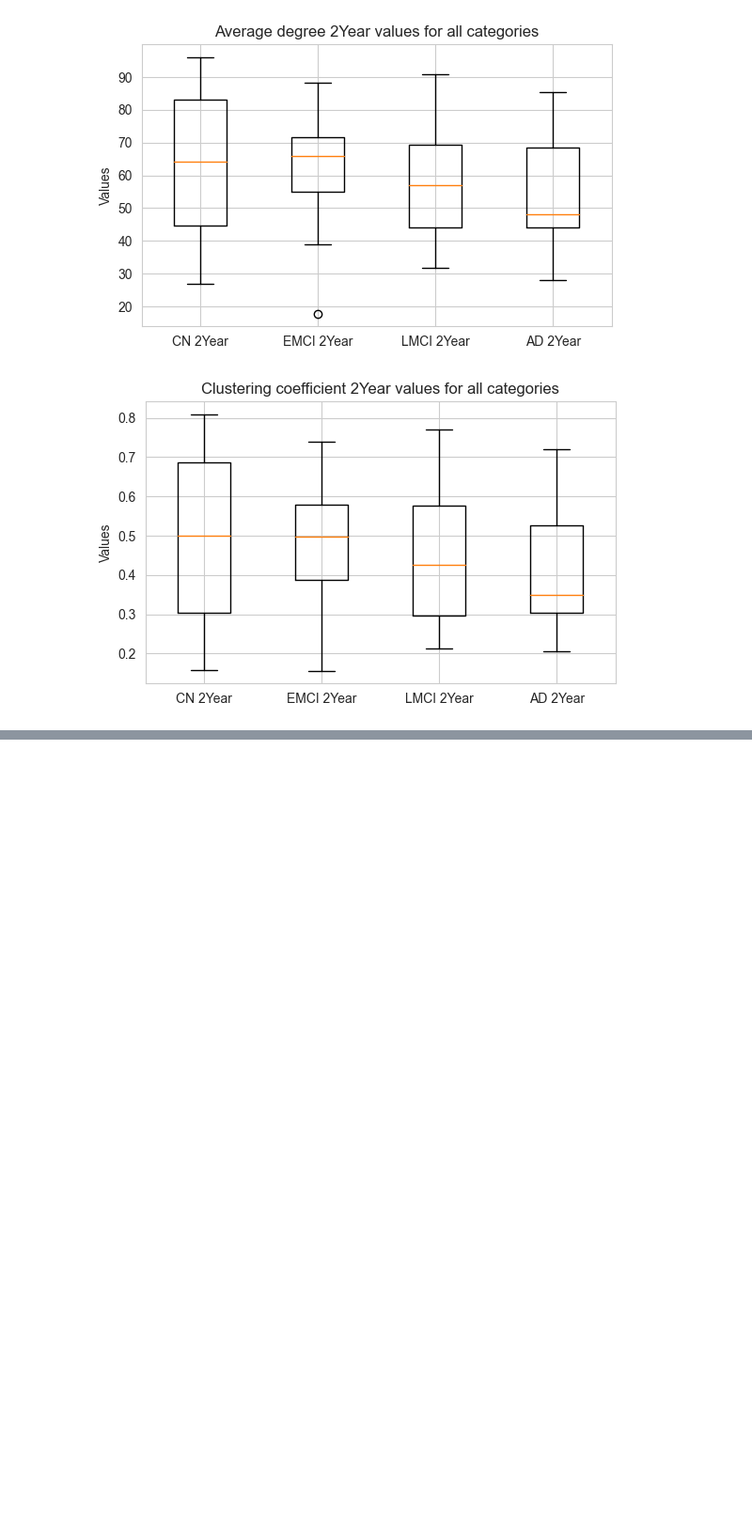
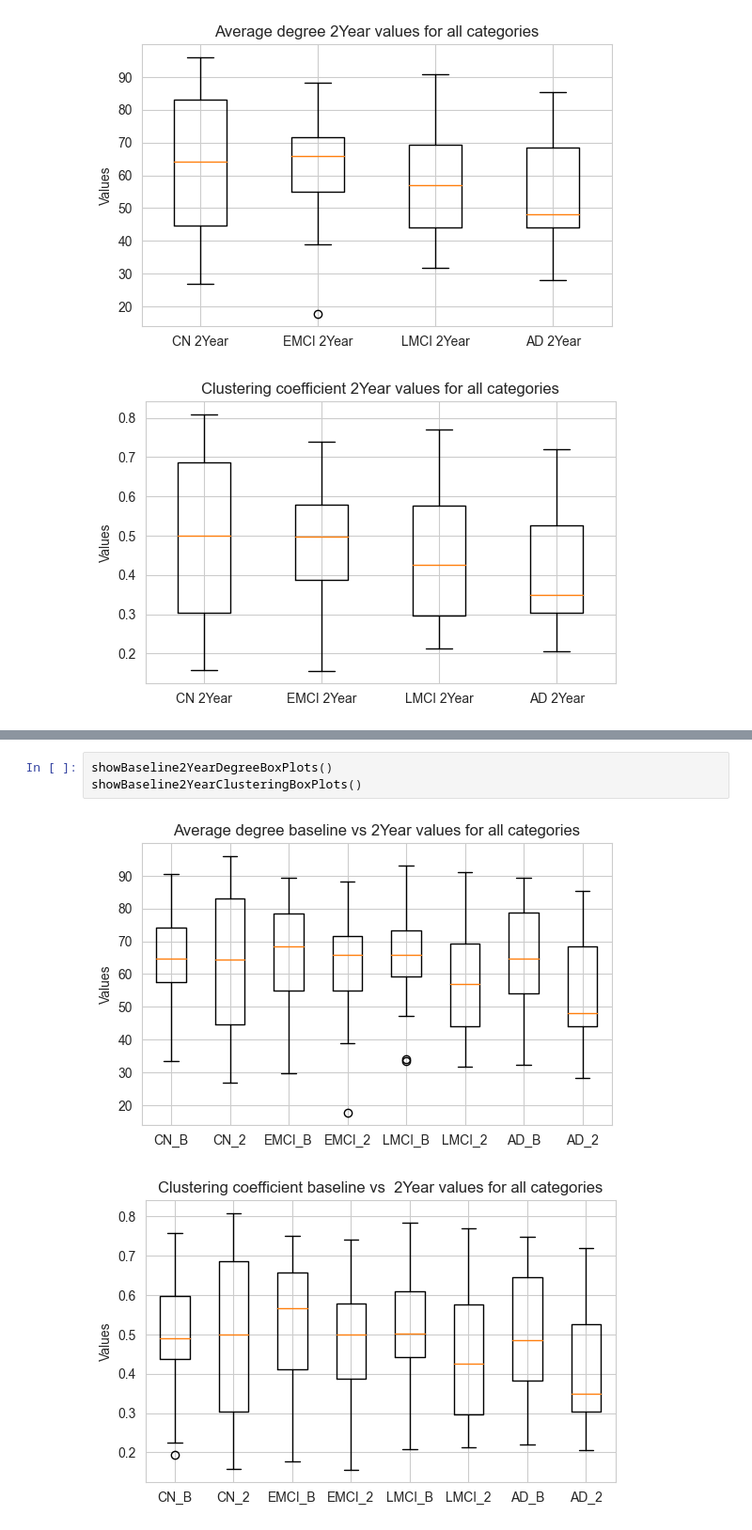
Before and after one commit to fabiuchiha/PhD-thesis, a Jupyter notebook: Network analysis.ipynb, the cells around one changed output, grey strips where cells are left out. Shown at 94% size. Saved outputs shown, nothing was run; the diff lists cells and outputs as text; blank space fills up the shorter version.

Commit message:
Add baseline vs 2 year network analysis

```diff
--- a/Network analysis.ipynb
+++ b/Network analysis.ipynb
@@ -368,0 +447,6 @@ show2YearClusteringBoxPlots()
+# %%
+showBaseline2YearDegreeBoxPlots()
+showBaseline2YearClusteringBoxPlots()
+# %% [output]
+[figure, added]
+[figure, added]
```
Also changed, not shown: parts of 2 cells of this notebook.
